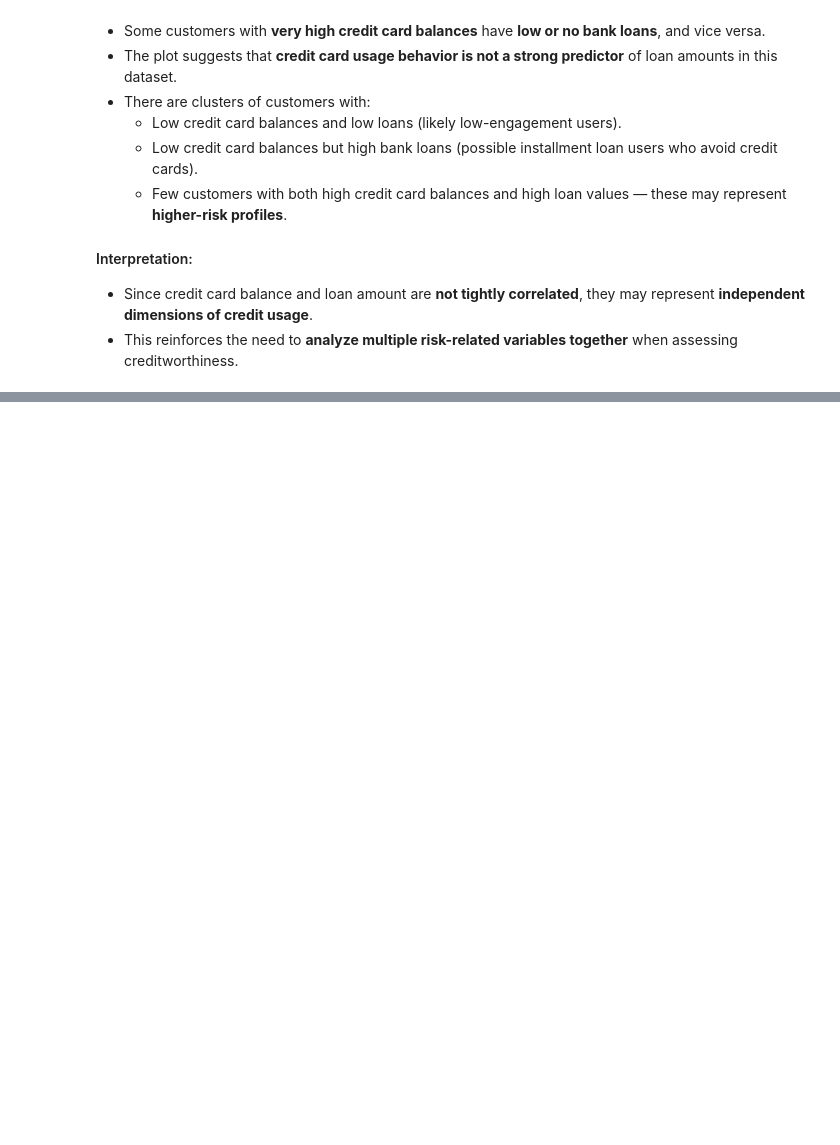
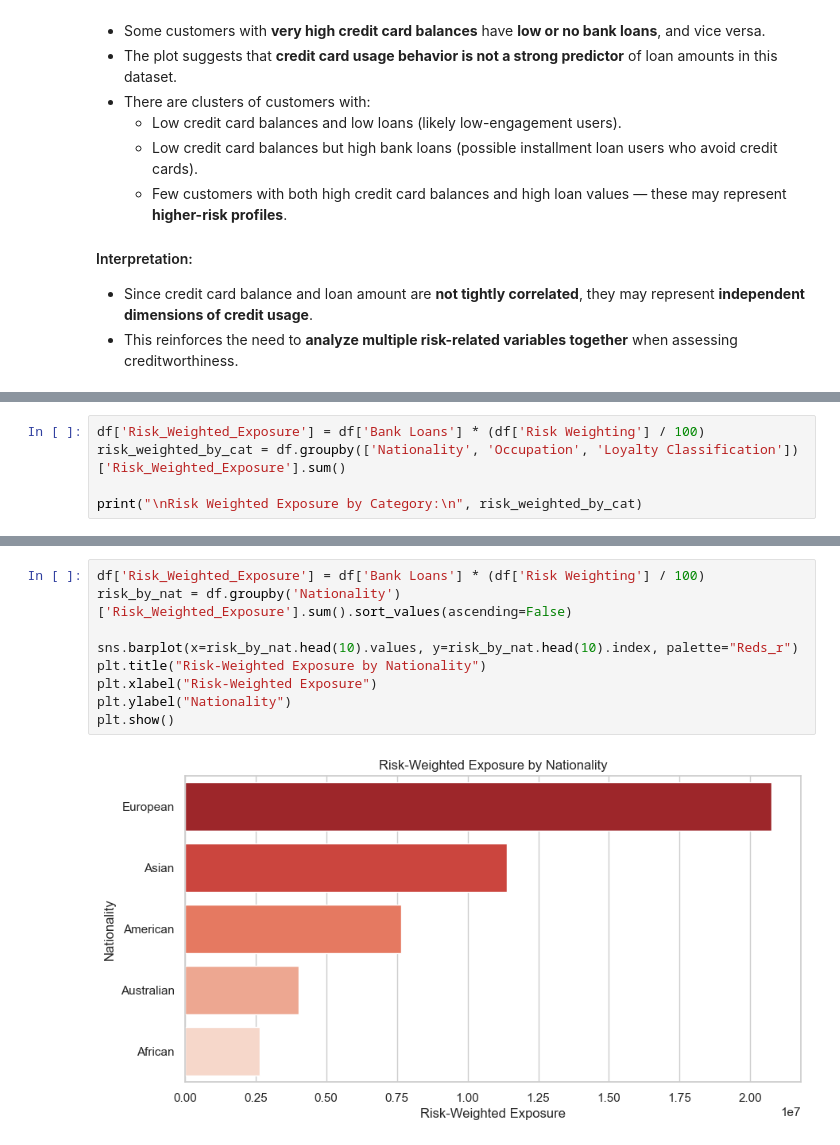
Before and after one commit to Faisal-khann/Comprehensive_Banking_portfolio, a Jupyter notebook: notebook/Banking-risk-analysis.ipynb, the cells around one changed output, grey strips where cells are left out. Saved outputs shown, nothing was run; the diff lists cells and outputs as text; blank space fills up the shorter version.

```diff
--- a/notebook/workbook_1.ipynb
+++ b/notebook/Banking-risk-analysis.ipynb
@@ -849,0 +979,5 @@ This scatter plot explores the relationship between a customer's **credit card b
+# %%
+df['Risk_Weighted_Exposure'] = df['Bank Loans'] * (df['Risk Weighting'] / 100)
+risk_weighted_by_cat = df.groupby(['Nationality', 'Occupation', 'Loyalty Classification'])['Risk_Weighted_Exposure'].sum()
+
+print("\nRisk Weighted Exposure by Category:\n", risk_weighted_by_cat)
@@ -849,0 +1021,11 @@ This scatter plot explores the relationship between a customer's **credit card b
+# %%
+df['Risk_Weighted_Exposure'] = df['Bank Loans'] * (df['Risk Weighting'] / 100)
+risk_by_nat = df.groupby('Nationality')['Risk_Weighted_Exposure'].sum().sort_values(ascending=False)
+
+sns.barplot(x=risk_by_nat.head(10).values, y=risk_by_nat.head(10).index, palette="Reds_r")
+plt.title("Risk-Weighted Exposure by Nationality")
+plt.xlabel("Risk-Weighted Exposure")
+plt.ylabel("Nationality")
+plt.show()
+# %% [output]
+[figure, added]
```
Also changed, not shown: parts of 29 cells of this notebook, 2 other files.
